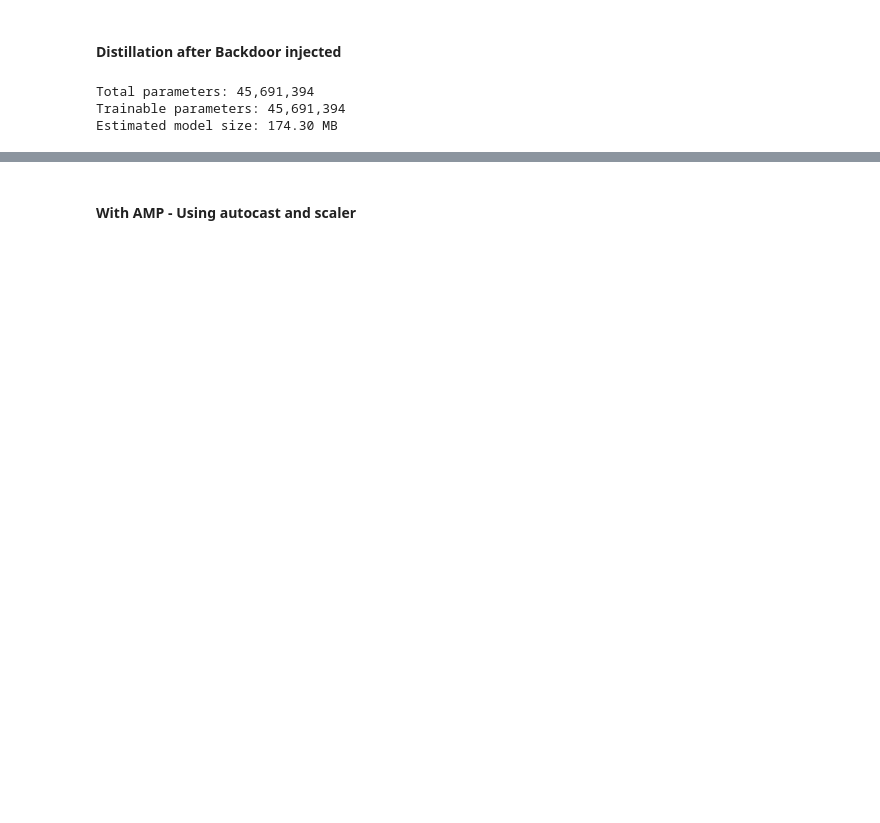
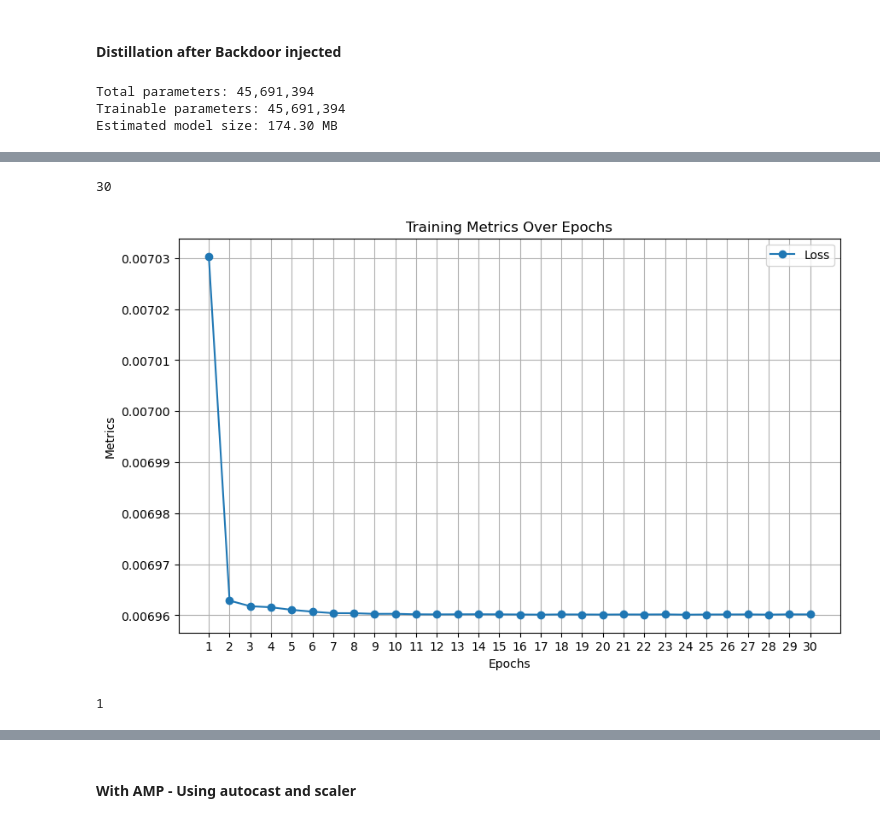
Before and after one commit to threemmm/bert-distillation-backdoor, a Jupyter notebook: jupyter/distillation/myOwnDistillation-biclassification-sst.ipynb, the cells around one changed output, grey strips where cells are left out. Saved outputs shown, nothing was run; the diff lists cells and outputs as text; code cells hidden in the pictures; blank space fills up the shorter version.

```diff
--- a/jupyter/distillation/myOwnDistillation-biclassification-sst.ipynb
+++ b/jupyter/distillation/myOwnDistillation-biclassification-sst.ipynb
@@ -2364,9 +2351,10 @@ for student_layer, teacher_layer in zip(student_model.distilbert.transformer.lay
 # %% [markdown]
 #### dataloader and train
 # %%
-batch_size =32
-train_first_subset_dataloader = DataLoader(tokenized_train_first_subset, batch_size=batch_size, shuffle=True)
+train_first_subset_dataloader = DataLoader(tokenized_train_first_subset, batch_size=batch_size, shuffle=False)
 validation_dataloader = DataLoader(tokenized_validation, batch_size=batch_size, shuffle=False)
+# %%
+target_dataset_loader = train_first_subset_dataloader
 # %% [markdown]
 #### Evaluate Teacher vs. Student
 # %%
@@ -2852,0 +3168,3 @@ tensor([[3348, 2572, 7475, 1044, 2594]], device='cuda:0')
+# %%
+for batch in tqdm(target_dataset_loader, desc=f"Batch {num_batches+1}"):
+    print(batch)
@@ -2986,7 +3582,7 @@ for epoch in range(30):
     # Training phase
     student_model_after_backdoor.train()
     epoch_train_loss = 0
-    for batch in tqdm(train_dataloader, desc=f"Training Epoch {epoch + 1}"):
+    for batch in tqdm(target_dataset_loader, desc=f"Training Epoch {epoch + 1}"):
         input_ids = batch['input_ids'].to(device)
         attention_mask = batch['attention_mask'].to(device)
         labels = batch['label'].to(device)
@@ -3031,7 +3627,7 @@ for epoch in range(30):
             epoch_val_loss += task_loss.item()
 
     # Log the average losses
-    train_loss = epoch_train_loss / len(train_dataloader)
+    train_loss = epoch_train_loss / len(target_dataset_loader)
     val_loss = epoch_val_loss / len(validation_dataloader)
     all_loss_distil.append(train_loss)
     all_val_loss_distil.append(val_loss)
@@ -3039,2 +3647,9 @@ for epoch in range(30):
+# %%
+len(all_val_loss_distil)
+# %% [output]
+30
 # %%
-plot_loss(all_loss_distil, all_val_loss_distil)
+plot_loss(all_loss_distil, all_val_loss_distil, already_saved_plot=1)
+# %% [output]
+[figure, added]
+1
```
Also changed, not shown: parts of 62 cells of this notebook.
